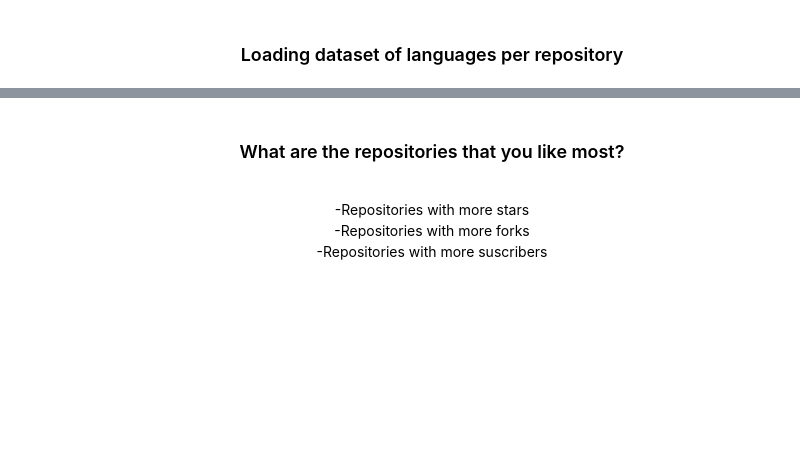
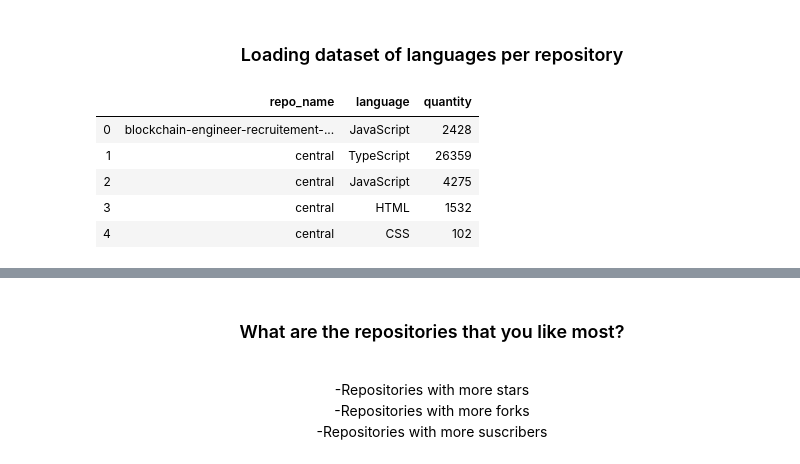
Before and after one commit to ialberquilla/defi-repo-analisys, a Jupyter notebook: [EN] Defi-repos-analisys.ipynb, the cells around one changed output, grey strips where cells are left out. Drawn from its saved outputs; the diff is of its cells as text; code cells hidden in the pictures; blank space fills up the shorter version.

```diff
--- a/[EN] Defi-repos-analisys.ipynb
+++ b/[EN] Defi-repos-analisys.ipynb
@@ -67,8 +85,15 @@ show_bar_plot(top_size.index, top_size['size'], 'Repository size per language')
 # %% [markdown]
 <h3 align="center">Loading dataset of languages per repository</h3>
 # %%
-df_languages = pd.read_csv('/home/ivan/Escritorio/Repo/DefiPy/languages.csv', sep=';')
+df_languages = pd.read_csv('languages.csv', sep=';')
 df_languages.head(5)
+# %% [output]
+|  | repo_name | language | quantity |
+| 0 | blockchain-engineer-recruitement-... | JavaScript | 2428 |
+| 1 | central | TypeScript | 26359 |
+| 2 | central | JavaScript | 4275 |
+| 3 | central | HTML | 1532 |
+| 4 | central | CSS | 102 |
 # %%
 grouped_language = df_languages.groupby('language').sum()
 grouped_language_filtered = grouped_language.sort_values('quantity', ascending=False).iloc[0:10]
```
Also changed, not shown: parts of 12 cells of this notebook, 1 other file.
